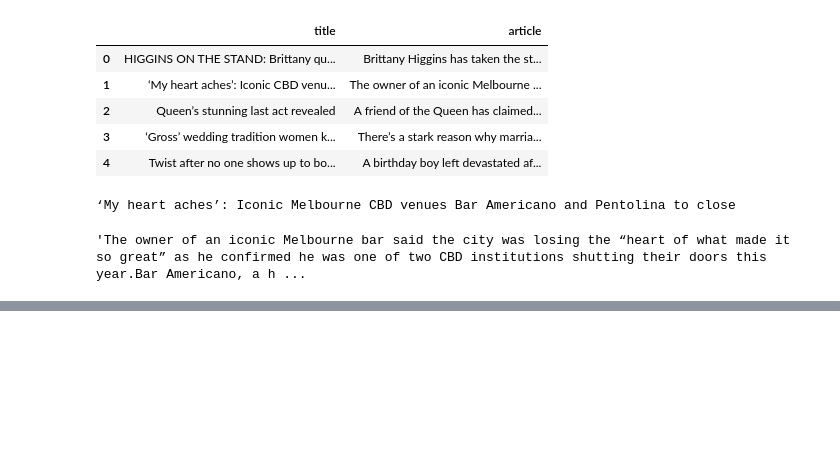
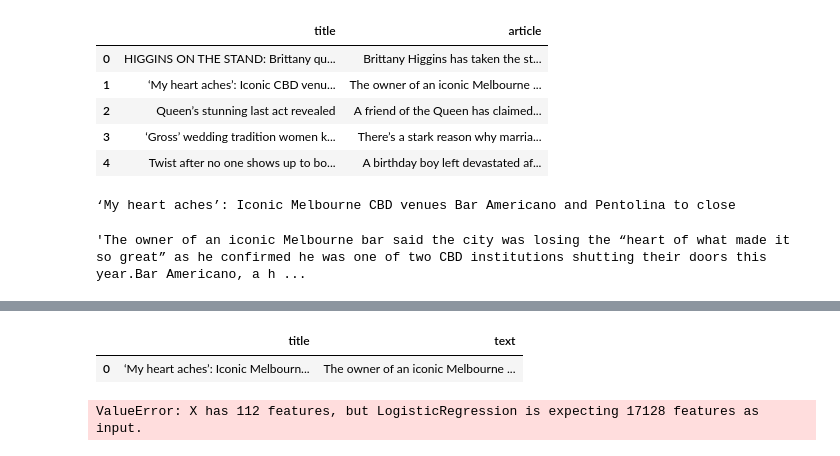
Before and after one commit to alexanderbpowers/project-4-team-3-machine-learning, a Jupyter notebook: news_scraper.ipynb, the cells around one changed output, grey strips where cells are left out. Drawn from its saved outputs; the diff is of its cells as text; code cells hidden in the pictures; blank space fills up the shorter version.

```diff
--- a/news_scraper.ipynb
+++ b/news_scraper.ipynb
@@ -128,0 +147,8 @@ browser.quit()
+# %%
+data = {'title': [title],
+    'text':[article_text],}
+input_data = pd.DataFrame.from_dict(data)
+input_data
+# %% [output]
+|  | title | text |
+| 0 | ‘My heart aches’: Iconic Melbourn... | The owner of an iconic Melbourne ... |
@@ -128,0 +172,5 @@ browser.quit()
+# %%
+prediction = loaded_model.predict(X)
+prediction
+# %% [output]
+ValueError: X has 112 features, but LogisticRegression is expecting 17128 features as input.
```
Also changed, not shown: parts of 7 cells of this notebook, 5 other files.
